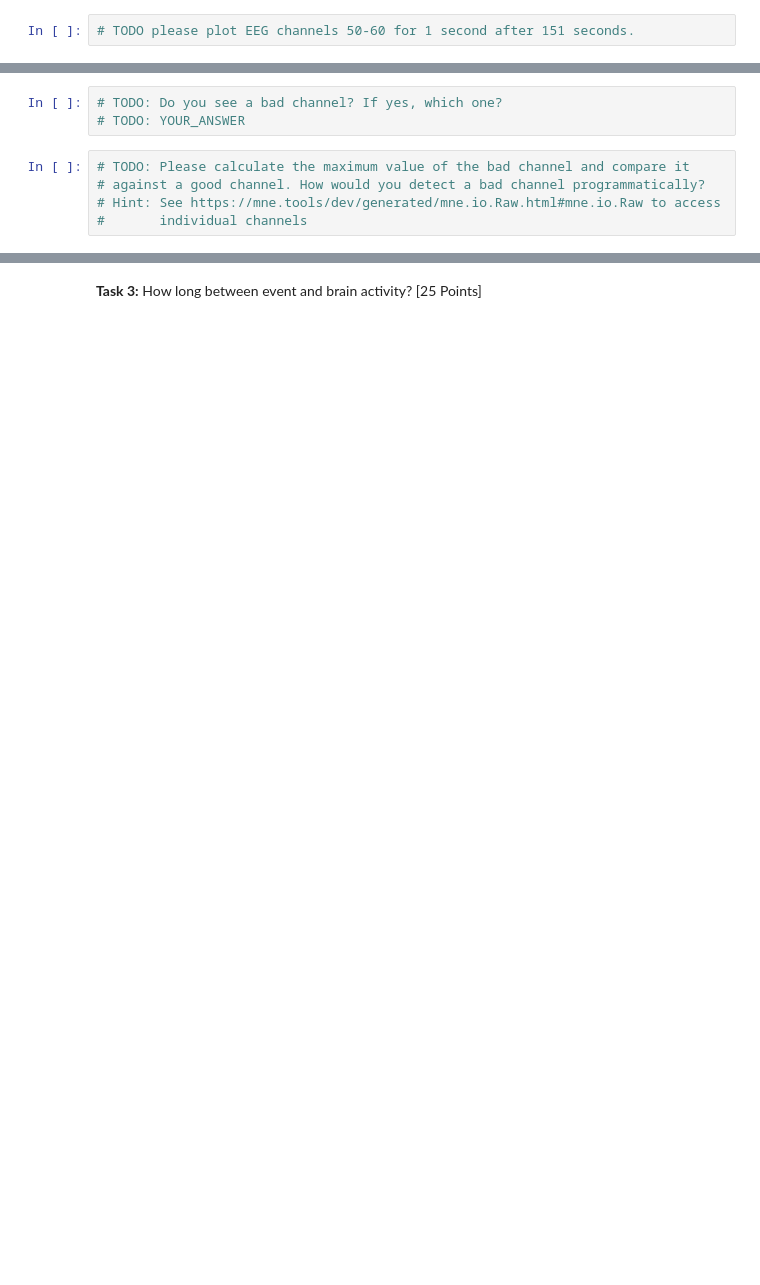
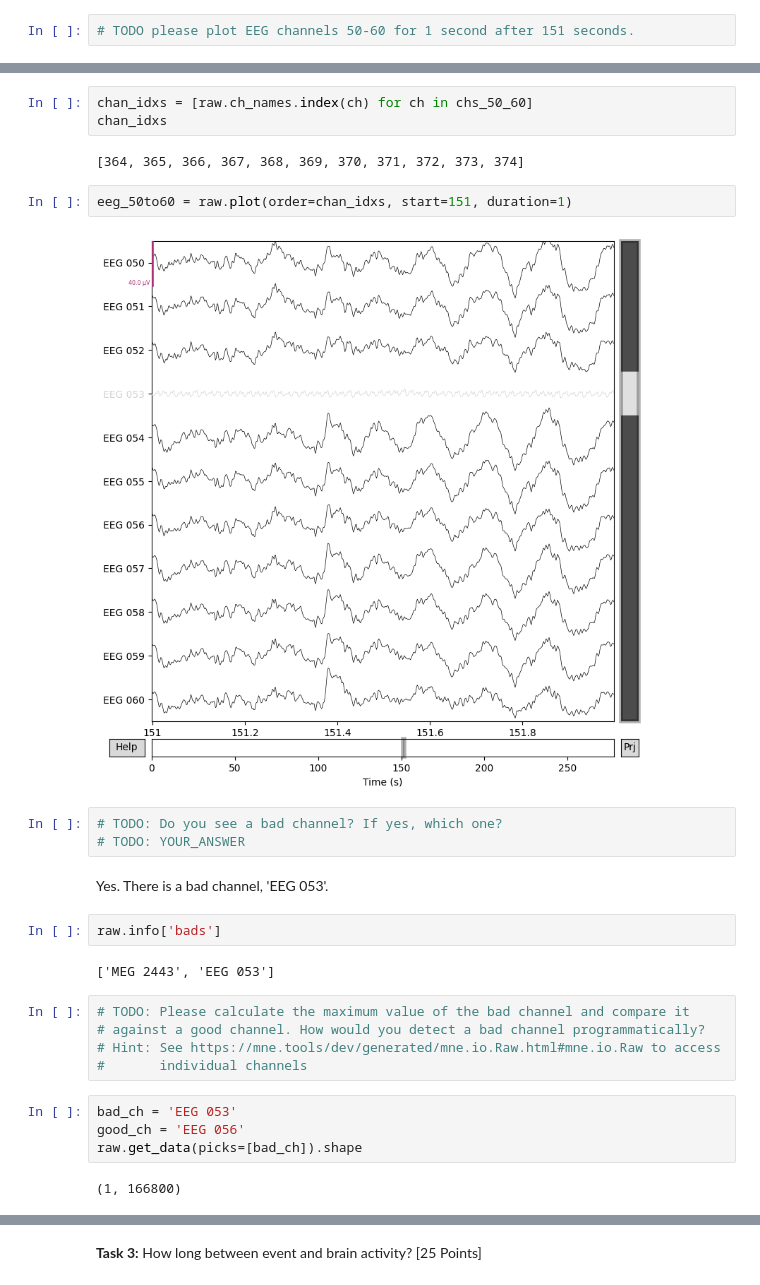
Before and after one commit to suyz1213/cs666student, a Jupyter notebook: CS666_Assignment_2.ipynb, the cells around one changed output, grey strips where cells are left out. Cells and saved outputs as stored; diff of their text form; blank space fills up the shorter version.

```diff
--- a/CS666_Assignment_2.ipynb
+++ b/CS666_Assignment_2.ipynb
@@ -89,8 +144,29 @@ Using matplotlib as 2D backend.
+# %%
+chan_idxs = [raw.ch_names.index(ch) for ch in chs_50_60]
+chan_idxs
+# %% [output]
+[364, 365, 366, 367, 368, 369, 370, 371, 372, 373, 374]
+# %%
+eeg_50to60 = raw.plot(order=chan_idxs, start=151, duration=1)
+# %% [output]
+[figure, added]
 # %%
 # TODO: Do you see a bad channel? If yes, which one?
 # TODO: YOUR_ANSWER
+# %% [markdown]
+Yes. There is a bad channel, 'EEG 053'.
+# %%
+raw.info['bads']
+# %% [output]
+['MEG 2443', 'EEG 053']
 # %%
 # TODO: Please calculate the maximum value of the bad channel and compare it
 # against a good channel. How would you detect a bad channel programmatically?
 # Hint: See https://mne.tools/dev/generated/mne.io.Raw.html#mne.io.Raw to access
 #       individual channels
+# %%
+bad_ch = 'EEG 053'
+good_ch = 'EEG 056'
+raw.get_data(picks=[bad_ch]).shape
+# %% [output]
+(1, 166800)
```
Also changed, not shown: parts of 37 cells of this notebook.
